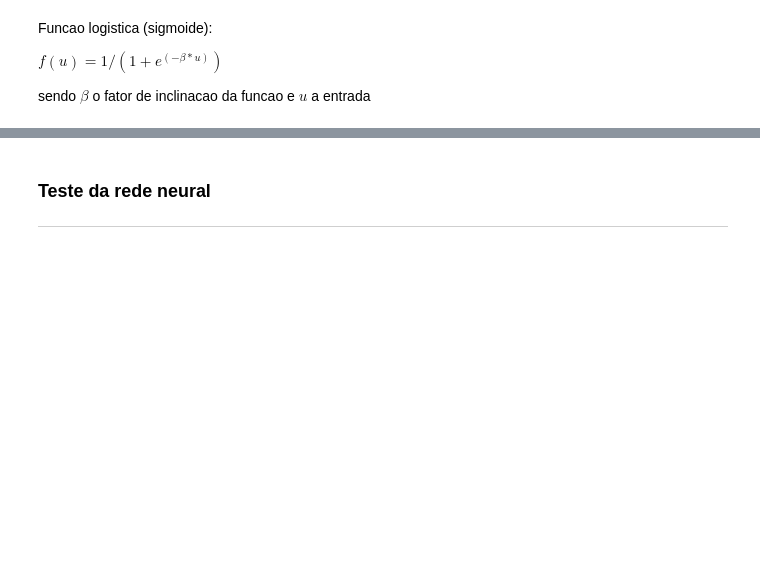
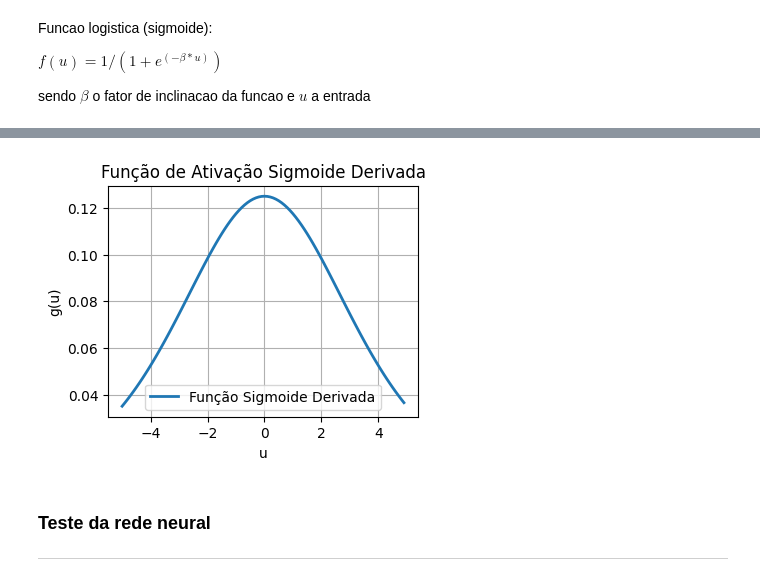
Before and after one commit to matthewz5/exercicios_praticos_RedesNeuraisArtificiais, a Jupyter notebook: Projeto_5.8_MLP/Projeto_1_5.8_MLP.ipynb, the cells around one changed output, grey strips where cells are left out. Saved outputs shown, nothing was run; the diff lists cells and outputs as text; code cells hidden in the pictures; blank space fills up the shorter version.

```diff
--- a/Projeto_5.8_MLP/Projeto_1_5.8_MLP.ipynb
+++ b/Projeto_5.8_MLP/Projeto_1_5.8_MLP.ipynb
@@ -115,17 +117,19 @@ def func_ativacao_derivada(u, beta):
 # %%
 # Plot Funcao de Ativacao Derivada
 
 u = np.arange(-5,5,0.1)
 resultado = func_ativacao_derivada(u, 0.5)
 
-plt.figure(figsize=(8, 6))
+plt.figure(figsize=(4, 3))
 plt.plot(u, resultado, label='Função Sigmoide Derivada', linewidth=2)
 plt.xlabel('u')
 plt.ylabel('g(u)')
 plt.title('Função de Ativação Sigmoide Derivada')
 plt.grid(True)
 plt.legend()
 plt.show()
+# %% [output]
+[figure, added]
 # %%
 # X -> dados de entrada
 # d -> saida desejada (alvo)
```
Also changed, not shown: parts of 5 cells of this notebook, 12 other files.
